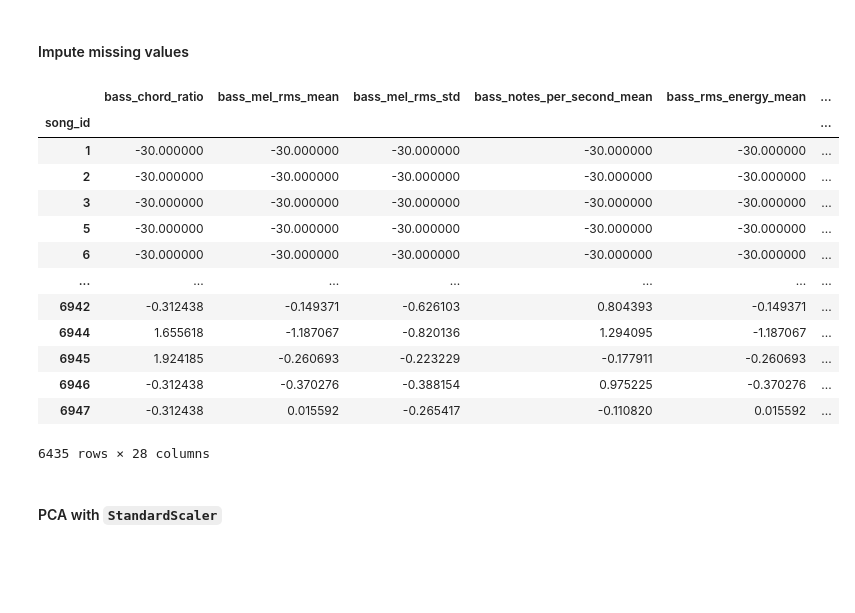
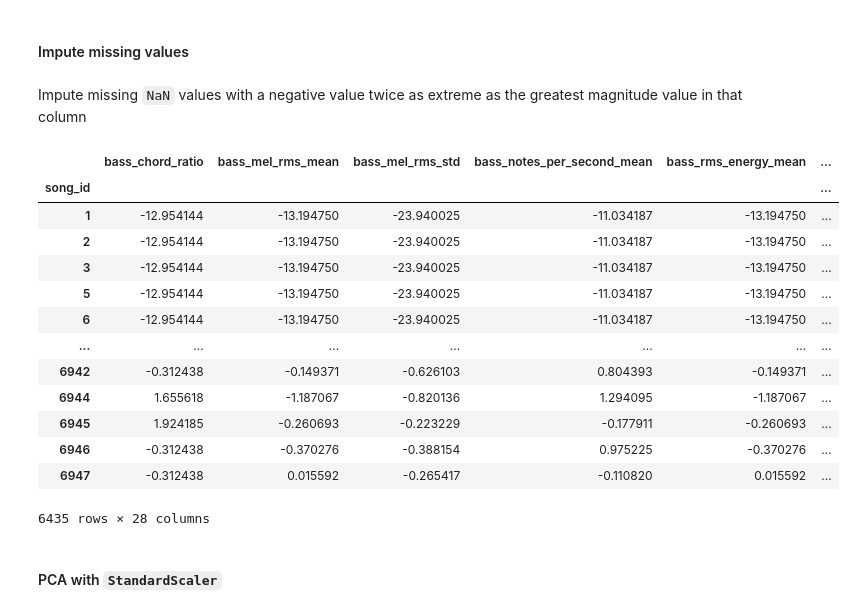
Before and after one commit to MattGroho/tab-hero, a Jupyter notebook: notebooks/unsupervised_pipeline_investigation.ipynb, the cells around one changed output. Cells and saved outputs as stored; diff of their text form; code cells hidden in the pictures; blank space fills up the shorter version.

```diff
--- a/notebooks/unsupervised_pipeline_investigation.ipynb
+++ b/notebooks/unsupervised_pipeline_investigation.ipynb
@@ -641,3 +641,14 @@ data_standard_scaler
 | 6946 | -0.312438 | -0.370276 | -0.388154 | 0.975225 | -0.370276 | ... |
 | 6947 | -0.312438 | 0.015592 | -0.265417 | -0.110820 | 0.015592 | ... |
 6435 rows × 28 columns
+# %%
+# Visualize the distributions of each column
+xlim = (-5, 20)
+bins = np.arange(xlim[0], xlim[1], .2)
+fig, ax = plt.subplots(figsize=(8,5))
+for col in data_standard_scaler.columns:
+    col_data = data_standard_scaler.loc[:, col]
+    ax.hist(col_data, bins=bins, density=True, alpha=.5)
+ax.set_ylim((0,6))
+ax.set_xlim(xlim)
+ax.set_title('General Distribution of Standardized Columns');
@@ -666,18 +679,26 @@ data_standard_scaler_value_ranges
 | rhythm_sustain_ratio | -0.849551 | 3.534285 |
 # %% [markdown]
 #### Impute missing values
+# %% [markdown]
+Impute missing `NaN` values with a negative value twice as extreme as the greatest magnitude value in that column
 # %%
+# Identify most extreme value for each column
+data_standard_scaler_value_ranges.loc[:, 'impute_val'] = data_standard_scaler_value_ranges.apply(lambda row: -2 * max([abs(row.min_val), row.max_val]), axis=1)
+
 # Replace null values with an extreme value
-data_standard_scaler = data_standard_scaler.fillna(-30)
+for col in data_standard_scaler.columns:
+    impute_val = data_standard_scaler_value_ranges.loc[col, 'impute_val']
+    data_standard_scaler.loc[:, col] = data_standard_scaler.loc[:, col].fillna(impute_val)
+# data_standard_scaler = data_standard_scaler.fillna(-30)
 data_standard_scaler
 # %% [output]
 |  | bass_chord_ratio | bass_mel_rms_mean | bass_mel_rms_std | bass_notes_per_second_mean | bass_rms_energy_mean | ... |
 | song_id |  |  |  |  |  | ... |
-| 1 | -30.000000 | -30.000000 | -30.000000 | -30.000000 | -30.000000 | ... |
-| 2 | -30.000000 | -30.000000 | -30.000000 | -30.000000 | -30.000000 | ... |
-| 3 | -30.000000 | -30.000000 | -30.000000 | -30.000000 | -30.000000 | ... |
-| 5 | -30.000000 | -30.000000 | -30.000000 | -30.000000 | -30.000000 | ... |
-| 6 | -30.000000 | -30.000000 | -30.000000 | -30.000000 | -30.000000 | ... |
+| 1 | -12.954144 | -13.194750 | -23.940025 | -11.034187 | -13.194750 | ... |
+| 2 | -12.954144 | -13.194750 | -23.940025 | -11.034187 | -13.194750 | ... |
+| 3 | -12.954144 | -13.194750 | -23.940025 | -11.034187 | -13.194750 | ... |
+| 5 | -12.954144 | -13.194750 | -23.940025 | -11.034187 | -13.194750 | ... |
+| 6 | -12.954144 | -13.194750 | -23.940025 | -11.034187 | -13.194750 | ... |
 | ... | ... | ... | ... | ... | ... | ... |
 | 6942 | -0.312438 | -0.149371 | -0.626103 | 0.804393 | -0.149371 | ... |
 | 6944 | 1.655618 | -1.187067 | -0.820136 | 1.294095 | -1.187067 | ... |
```
Also changed, not shown: parts of 10 cells of this notebook.
